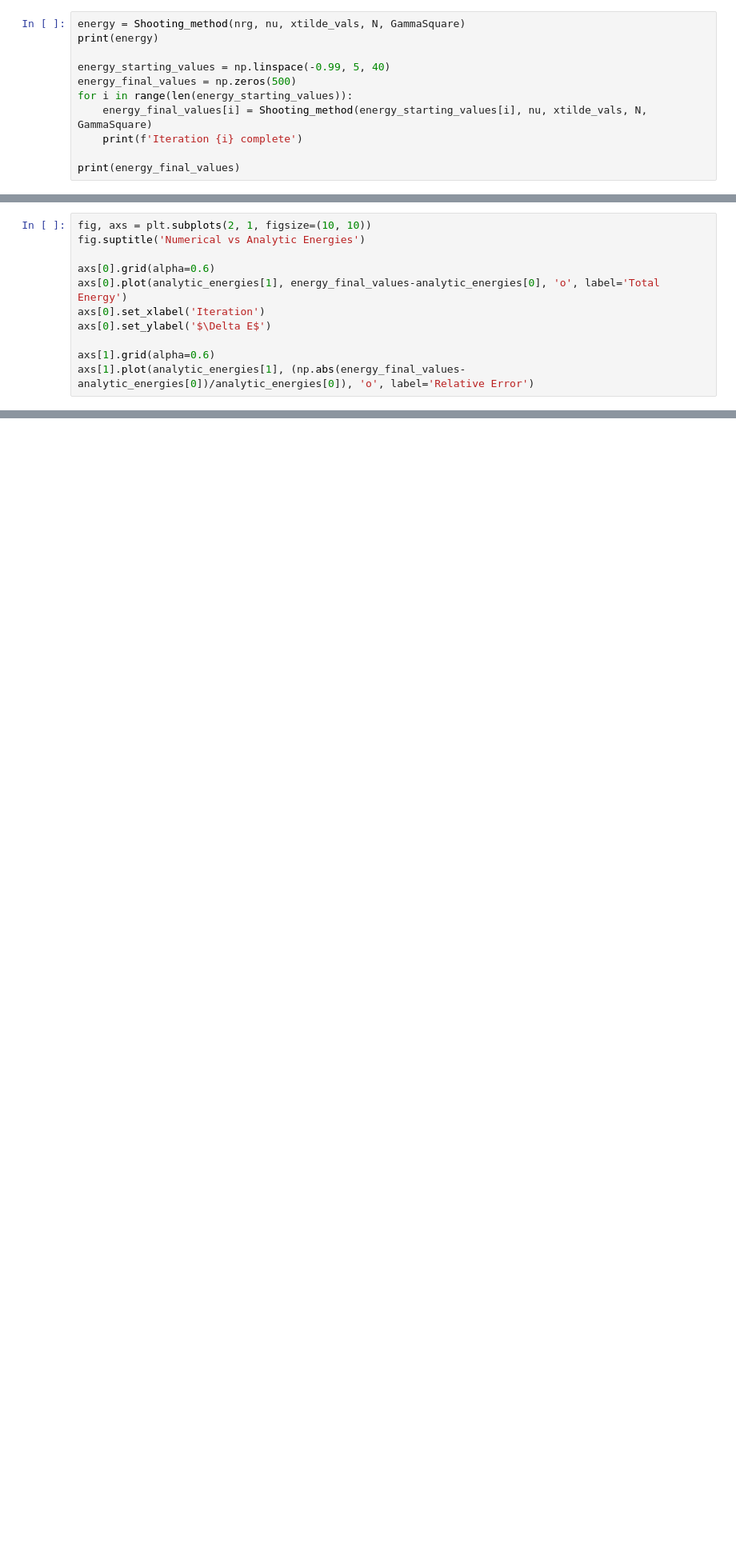
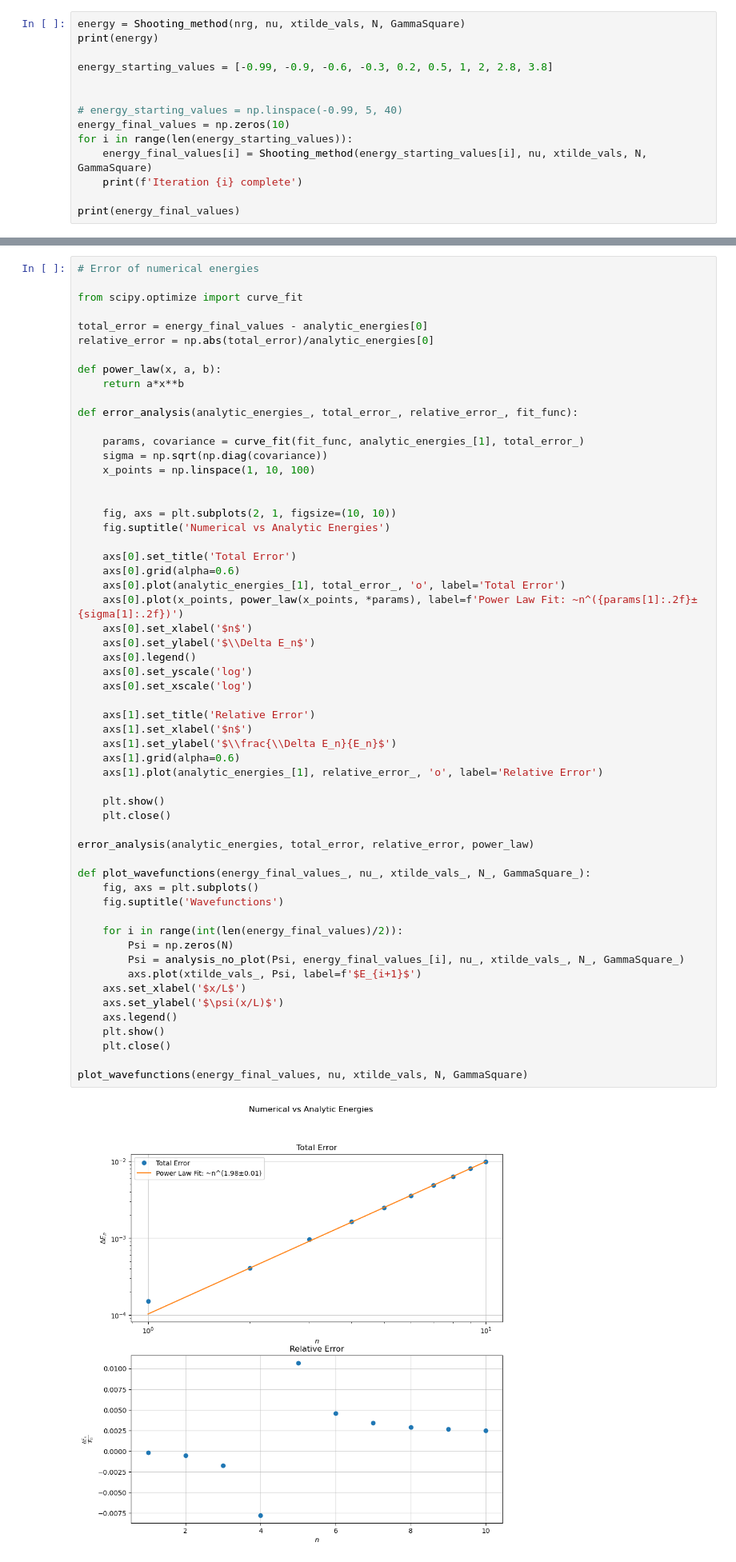
Before and after one commit to DavidLawton04/MuchStuff, a Jupyter notebook: Junior Sophister/JS Labs/Comp Lab/Comp_Lab_David_Lawton.ipynb, the cells around one changed output, grey strips where cells are left out. Shown at 80% size. Drawn from its saved outputs; the diff is of its cells as text; blank space fills up the shorter version.

```diff
--- a/Junior Sophister/JS Labs/Comp Lab/Comp_Lab_David_Lawton.ipynb
+++ b/Junior Sophister/JS Labs/Comp Lab/Comp_Lab_David_Lawton.ipynb
@@ -98,8 +96,11 @@ def Shooting_method(nrg_, nu_, xtilde_vals_, N_, GammaSquare_):
 energy = Shooting_method(nrg, nu, xtilde_vals, N, GammaSquare)
 print(energy)
 
-energy_starting_values = np.linspace(-0.99, 5, 40)
-energy_final_values = np.zeros(500)
+energy_starting_values = [-0.99, -0.9, -0.6, -0.3, 0.2, 0.5, 1, 2, 2.8, 3.8]
+
+
+# energy_starting_values = np.linspace(-0.99, 5, 40)
+energy_final_values = np.zeros(10)
 for i in range(len(energy_starting_values)):
     energy_final_values[i] = Shooting_method(energy_starting_values[i], nu, xtilde_vals, N, GammaSquare)
     print(f'Iteration {i} complete')
@@ -144,14 +141,3 @@ print('',energy_final_values, '\n',np.array(analytic_energies))
    1.41805308  2.15827341  2.99718978  3.9348022 ]
  [ 1.          2.          3.          4.          5.          6.
    7.          8.          9.         10.        ]]
-# %%
-fig, axs = plt.subplots(2, 1, figsize=(10, 10))
-fig.suptitle('Numerical vs Analytic Energies')
-
-axs[0].grid(alpha=0.6)
-axs[0].plot(analytic_energies[1], energy_final_values-analytic_energies[0], 'o', label='Total Energy')
-axs[0].set_xlabel('Iteration')
-axs[0].set_ylabel('$\Delta E$')
-
-axs[1].grid(alpha=0.6)
-axs[1].plot(analytic_energies[1], (np.abs(energy_final_values-analytic_energies[0])/analytic_energies[0]), 'o', label='Relative Error')
@@ -160,0 +144,59 @@ axs[1].plot(analytic_energies[1], (np.abs(energy_final_values-analytic_energies[
+# %%
+# Error of numerical energies
+
+from scipy.optimize import curve_fit
+
+total_error = energy_final_values - analytic_energies[0]
+relative_error = np.abs(total_error)/analytic_energies[0]
+
+def power_law(x, a, b):
+    return a*x**b
+
+def error_analysis(analytic_energies_, total_error_, relative_error_, fit_func):
+
+    params, covariance = curve_fit(fit_func, analytic_energies_[1], total_error_)
+    sigma = np.sqrt(np.diag(covariance))
+    x_points = np.linspace(1, 10, 100)
+
+
+    fig, axs = plt.subplots(2, 1, figsize=(10, 10))
+    fig.suptitle('Numerical vs Analytic Energies')
+
+    axs[0].set_title('Total Error')
+    axs[0].grid(alpha=0.6)
+    axs[0].plot(analytic_energies_[1], total_error_, 'o', label='Total Error')
+    axs[0].plot(x_points, power_law(x_points, *params), label=f'Power Law Fit: ~n^({params[1]:.2f}±{sigma[1]:.2f})')
+    axs[0].set_xlabel('$n$')
+    axs[0].set_ylabel('$\\Delta E_n$')
+    axs[0].legend()
+    axs[0].set_yscale('log')
+    axs[0].set_xscale('log')
+
+    axs[1].set_title('Relative Error')
+    axs[1].set_xlabel('$n$')
+    axs[1].set_ylabel('$\\frac{\\Delta E_n}{E_n}$')
+    axs[1].grid(alpha=0.6)
+    axs[1].plot(analytic_energies_[1], relative_error_, 'o', label='Relative Error')
+
+    plt.show()
+    plt.close()
+
+error_analysis(analytic_energies, total_error, relative_error, power_law)
+
+def plot_wavefunctions(energy_final_values_, nu_, xtilde_vals_, N_, GammaSquare_):
+    fig, axs = plt.subplots()
+    fig.suptitle('Wavefunctions')
+
+    for i in range(int(len(energy_final_values)/2)):
+        Psi = np.zeros(N)
+        Psi = analysis_no_plot(Psi, energy_final_values_[i], nu_, xtilde_vals_, N_, GammaSquare_)
+        axs.plot(xtilde_vals_, Psi, label=f'$E_{i+1}$')
+    axs.set_xlabel('$x/L$')
+    axs.set_ylabel('$\psi(x/L)$')
+    axs.legend()
+    plt.show()
+    plt.close()
+
+plot_wavefunctions(energy_final_values, nu, xtilde_vals, N, GammaSquare)
+# %% [output]
+[figure, added]
```
Also changed, not shown: parts of 7 cells of this notebook, 19 other files.
